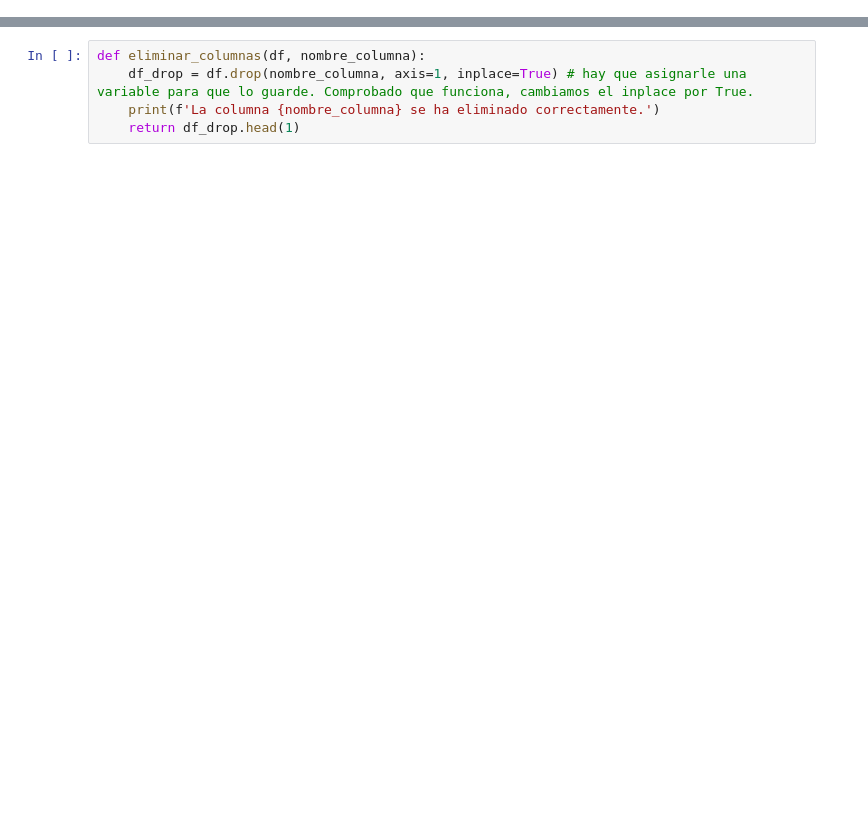
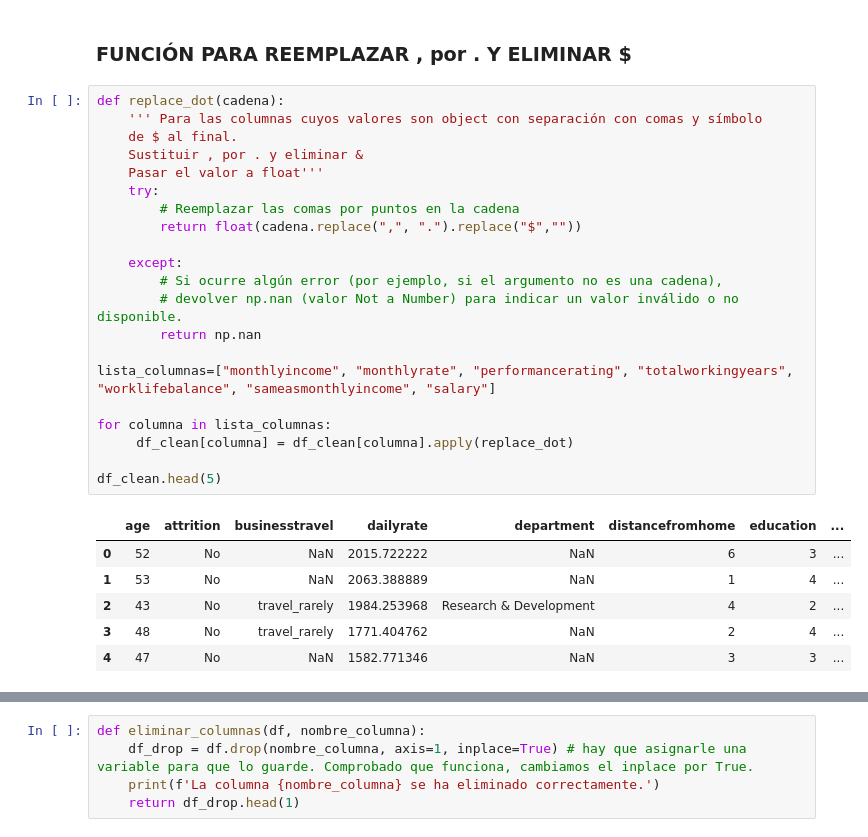
Before and after one commit to FiSaRaff/project-da-promo-k-modulo-3-team-2, a Jupyter notebook: limpieza_datos.ipynb, the cells around one changed output, grey strips where cells are left out. Cells and saved outputs as stored; diff of their text form; blank space fills up the shorter version.

```diff
--- a/limpieza_datos.ipynb
+++ b/limpieza_datos.ipynb
@@ -25,0 +35,30 @@ memory usage: 550.6+ KB
+# %% [markdown]
+### FUNCIÓN PARA REEMPLAZAR , por . Y ELIMINAR $
+# %%
+def replace_dot(cadena):
+    ''' Para las columnas cuyos valores son object con separación con comas y símbolo
+    de $ al final.
+    Sustituir , por . y eliminar &
+    Pasar el valor a float'''
+    try:
+        # Reemplazar las comas por puntos en la cadena
+        return float(cadena.replace(",", ".").replace("$",""))
+
+    except:
+        # Si ocurre algún error (por ejemplo, si el argumento no es una cadena),
+        # devolver np.nan (valor Not a Number) para indicar un valor inválido o no disponible.
+        return np.nan
+
+lista_columnas=["monthlyincome", "monthlyrate", "performancerating", "totalworkingyears", "worklifebalance", "sameasmonthlyincome", "salary"]
+
+for columna in lista_columnas:
+     df_clean[columna] = df_clean[columna].apply(replace_dot)
+
+df_clean.head(5)
+# %% [output]
+|  | age | attrition | businesstravel | dailyrate | department | distancefromhome | education | ... |
+| 0 | 52 | No | NaN | 2015.722222 | NaN | 6 | 3 | ... |
+| 1 | 53 | No | NaN | 2063.388889 | NaN | 1 | 4 | ... |
+| 2 | 43 | No | travel_rarely | 1984.253968 | Research & Development | 4 | 2 | ... |
+| 3 | 48 | No | travel_rarely | 1771.404762 | NaN | 2 | 4 | ... |
+| 4 | 47 | No | NaN | 1582.771346 | NaN | 3 | 3 | ... |
```
Also changed, not shown: parts of 18 cells of this notebook, 1 other file.
